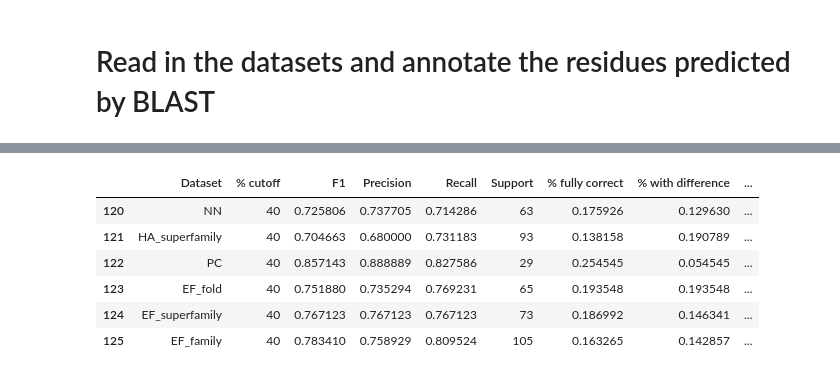
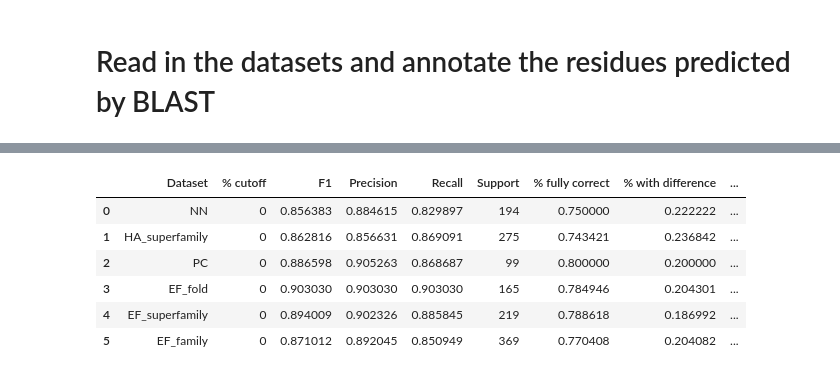
Before and after one commit to WRiegs/Squidly, a Jupyter notebook: manuscript/Benchmark-AEGAN.ipynb, the cells around one changed output, grey strips where cells are left out. Saved outputs shown, nothing was run; the diff lists cells and outputs as text; code cells hidden in the pictures.

```diff
--- a/manuscript/Benchmark-AEGAN.ipynb
+++ b/manuscript/Benchmark-AEGAN.ipynb
@@ -319,7 +120,7 @@ for f in files:
         df.set_index('Entry', inplace=True)
         df = df.join(blast_df, how='left')
         results[f] = df
-        uniprot_id_to_seq = dict(zip(training_df.Entry, training_df.Sequence))
+        uniprot_id_to_seq = dict(zip(swissprot.Entry, swissprot.Sequence))
         for name, seq, uniprot in df[['From', 'Sequence', 'target']].values:
             fin = f'msa/{uniprot}_{name}.fa'
             with open(fin, 'w+') as fout:
@@ -405,15 +244,25 @@ from Bio import AlignIO
 import matplotlib.pyplot as plt
 import numpy as np
 
-uniprot_id_to_active_site = dict(zip(training_df['Entry'], training_df['Residue']))
+# OK here we need to have all the swiss prot since we're searching fro both the test and the training to this set
+# so this is just uniprot to the active sites
+uniprot_id_to_active_site = dict(zip(swissprot['Entry'], swissprot['Residue']))
+
 dataset_to_blast = {}
+missing_blast_seq = pd.DataFrame()
+total_missing, total_found = 0, 0
+
 for di, df_label in enumerate(order):
     df_label = df_label + '_BLAST.pkl'
     df = results[df_label]
     predicted_active_sites = {}
-    missing = 0
+    missing, found = 0, 0
+    missing_entries = []
     for query, uniprot in df[['From', 'target']].values:
-        try:
+        if not uniprot or not isinstance(uniprot, str):
+            missing += 1
+            missing_entries.append(query)
+        else:
             fin = f'msa/{uniprot}_{query}.msa'
             # Read with bioseq
             # Read the alignment
@@ -442,27 +291,37 @@ for di, df_label in enumerate(order):
                     query_count += 1
 
             predicted_active_sites[query] = '|'.join([str(s) for s in active_pred])
+            found += 1
             # Now we can just add on the
-        except:
-            missing += 1
+        # except:
+        #     missing += 1
 
     df['BLAST_residues'] = [predicted_active_sites.get(label) for label in df['From'].values]
     df['True_residues'] = [uniprot_id_to_active_site.get(label) for label in df['From'].values]
     results[df_label] = df
+
     df.to_csv(f'data/AEGAN/blast/{df_label.replace(".pkl", ".csv")}')
-
+    u.warn_p(['Missing a BLAST sequence: ', missing, 'Found with BLAST sequences:', found])
     # Check the agreement:
     precision, recall, f1, support, agree, disagree, no_pred, mean_agreement = calculate_stats(df, 'From', 'True_residues', 'BLAST_residues', 'Sequence')
     dataset_to_blast[df_label.replace("_BLAST.pkl", "")] = {'recall': recall, 'f1': f1, 'precision': precision}
 
+    # Keep track of the ones with missing BLAST and we'll check Squidly on these
+    missing_df = df[df['From'].isin(missing_entries)]
+    missing_df['Label'] = df_label.replace("_BLAST.pkl", "")
+    missing_blast_seq = pd.concat([missing_df, missing_blast_seq])
+
     u.dp([df_label.replace("_BLAST.pkl", ""), '\nF1', f1, '\nprecision:', precision, '\n recall:', recall])
     # Add the seq identity plot
     plt.hist(df['sequence identity'].values, bins=20, label=df_label.replace("_BLAST.pkl", ""), color=colors[di], alpha=0.5)
+    total_missing += missing
+    total_found += found
 
 plt.title('Diamond blast results to SwissProt with AS')
 plt.legend()
 ax = clean_plt(plt.gca())
 plt.ylabel('Frequency')
 plt.xlabel('Sequence identity')
+print(total_missing)
 plt.savefig(f'figures/DiamondBlast_histogram_{f}.svg')
 # %% [output]
@@ -504,6 +422,7 @@ def ensemble_predictions(df, blast_col, squidly_col, seq_id_col, squidly_similar
     return df
 
 rows = []
+entry_to_squidly_prediction = {}
 for squidly_cutoff in tqdm(range(0, 100, 2)):
     for df_label in results:
         if df_label == 'label':
@@ -512,6 +431,8 @@ for squidly_cutoff in tqdm(range(0, 100, 2)):
         squidly_df = pd.read_pickle(f'data/AEGAN/squidly/squidly_as_pred_{df_label.replace("_BLAST", "")}')
         squidly_df.set_index('label', inplace=True)
         df = df.join(squidly_df, how='left')
+        for query, pred in df[['From', 'Squidly_CR_Position']].values:
+            entry_to_squidly_prediction[query] = pred
         # 'From', 'True_residues', 'BLAST_residues', 'Sequence'
         tmp_df = ensemble_predictions(df, 'BLAST_residues', 'Squidly_CR_Position', 'sequence identity', squidly_cutoff)
         precision, recall, f1, support, agree, disagree, no_pred, mean_agreement = calculate_stats(tmp_df, 'From', 'True_residues', 'chosen_residues', 'Sequence')
@@ -519,3 +601,6 @@ for squidly_cutoff in tqdm(range(0, 100, 2)):
 # %%
-dataset_to_blast
+# No
+missing_blast_seq['Squidly_CR_Position'] = [entry_to_squidly_prediction[q] for q in missing_blast_seq['From'].values]
+precision, recall, f1, support, agree, disagree, no_pred, mean_agreement = calculate_stats(tmp_df, 'From', 'True_residues', 'Squidly_CR_Position', 'Sequence')
+precision, recall, f1, support, agree, disagree, no_pred, mean_agreement
 # %% [output]
@@ -642,10 +870,10 @@ df[df['% cutoff'] == 30]
 # %%
-df[df['% cutoff'] == 40]
+df[df['% cutoff'] == 0]
 # %% [output]
 |  | Dataset | % cutoff | F1 | Precision | Recall | Support | % fully correct | % with difference | ... |
-| 120 | NN | 40 | 0.725806 | 0.737705 | 0.714286 | 63 | 0.175926 | 0.129630 | ... |
-| 121 | HA_superfamily | 40 | 0.704663 | 0.680000 | 0.731183 | 93 | 0.138158 | 0.190789 | ... |
-| 122 | PC | 40 | 0.857143 | 0.888889 | 0.827586 | 29 | 0.254545 | 0.054545 | ... |
-| 123 | EF_fold | 40 | 0.751880 | 0.735294 | 0.769231 | 65 | 0.193548 | 0.193548 | ... |
-| 124 | EF_superfamily | 40 | 0.767123 | 0.767123 | 0.767123 | 73 | 0.186992 | 0.146341 | ... |
-| 125 | EF_family | 40 | 0.783410 | 0.758929 | 0.809524 | 105 | 0.163265 | 0.142857 | ... |
+| 0 | NN | 0 | 0.856383 | 0.884615 | 0.829897 | 194 | 0.750000 | 0.222222 | ... |
+| 1 | HA_superfamily | 0 | 0.862816 | 0.856631 | 0.869091 | 275 | 0.743421 | 0.236842 | ... |
+| 2 | PC | 0 | 0.886598 | 0.905263 | 0.868687 | 99 | 0.800000 | 0.200000 | ... |
+| 3 | EF_fold | 0 | 0.903030 | 0.903030 | 0.903030 | 165 | 0.784946 | 0.204301 | ... |
+| 4 | EF_superfamily | 0 | 0.894009 | 0.902326 | 0.885845 | 219 | 0.788618 | 0.186992 | ... |
+| 5 | EF_family | 0 | 0.871012 | 0.892045 | 0.850949 | 369 | 0.770408 | 0.204082 | ... |
```
Also changed, not shown: parts of 17 cells of this notebook, 1 other file.
